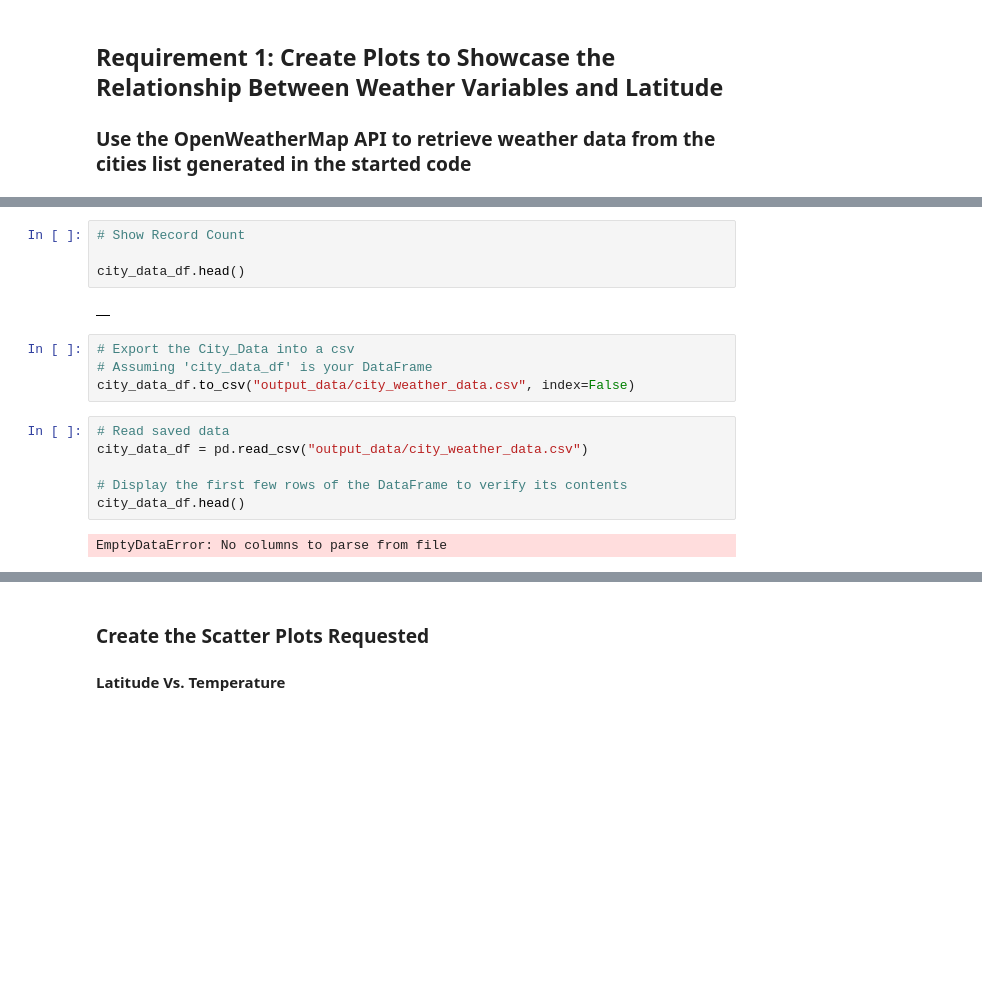
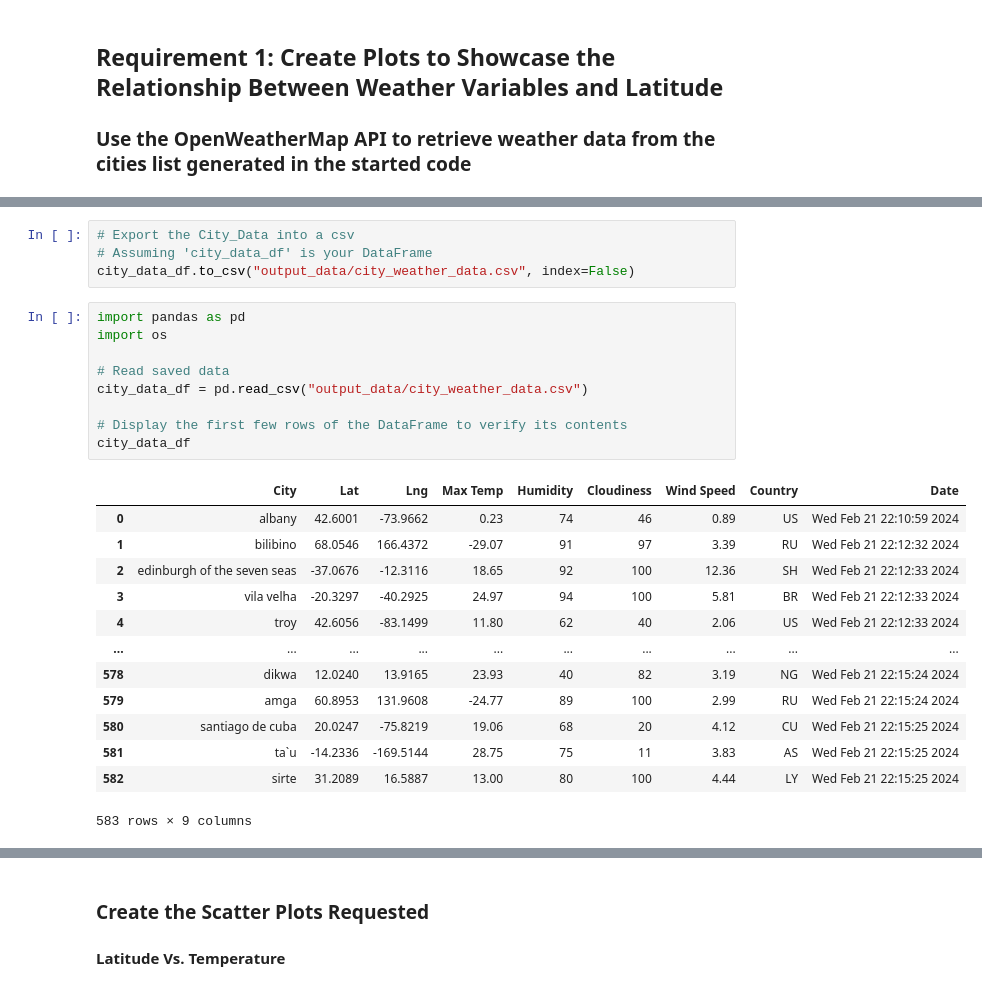
Before and after one commit to 44Jacob/Weather-API-Analysis, a Jupyter notebook: WeatherPy.ipynb, the cells around one changed output, grey strips where cells are left out. Cells and saved outputs as stored; diff of their text form; blank space fills up the shorter version.

```diff
--- a/WeatherPy.ipynb
+++ b/WeatherPy.ipynb
@@ -168,18 +184,27 @@ Empty DataFrame
-# %%
-# Show Record Count
-
-city_data_df.head()
-# %% [output]
-|  |
 # %%
 # Export the City_Data into a csv
 # Assuming 'city_data_df' is your DataFrame
 city_data_df.to_csv("output_data/city_weather_data.csv", index=False)
 # %%
+import pandas as pd
+import os
+
 # Read saved data
 city_data_df = pd.read_csv("output_data/city_weather_data.csv")
 
 # Display the first few rows of the DataFrame to verify its contents
-city_data_df.head()
+city_data_df
 # %% [output]
+|  | City | Lat | Lng | Max Temp | Humidity | Cloudiness | Wind Speed | Country | Date |
+| 0 | albany | 42.6001 | -73.9662 | 0.23 | 74 | 46 | 0.89 | US | Wed Feb 21 22:10:59 2024 |
+| 1 | bilibino | 68.0546 | 166.4372 | -29.07 | 91 | 97 | 3.39 | RU | Wed Feb 21 22:12:32 2024 |
+| 2 | edinburgh of the seven seas | -37.0676 | -12.3116 | 18.65 | 92 | 100 | 12.36 | SH | Wed Feb 21 22:12:33 2024 |
+| 3 | vila velha | -20.3297 | -40.2925 | 24.97 | 94 | 100 | 5.81 | BR | Wed Feb 21 22:12:33 2024 |
+| 4 | troy | 42.6056 | -83.1499 | 11.80 | 62 | 40 | 2.06 | US | Wed Feb 21 22:12:33 2024 |
+| ... | ... | ... | ... | ... | ... | ... | ... | ... | ... |
+| 578 | dikwa | 12.0240 | 13.9165 | 23.93 | 40 | 82 | 3.19 | NG | Wed Feb 21 22:15:24 2024 |
+| 579 | amga | 60.8953 | 131.9608 | -24.77 | 89 | 100 | 2.99 | RU | Wed Feb 21 22:15:24 2024 |
+| 580 | santiago de cuba | 20.0247 | -75.8219 | 19.06 | 68 | 20 | 4.12 | CU | Wed Feb 21 22:15:25 2024 |
+| 581 | ta`u | -14.2336 | -169.5144 | 28.75 | 75 | 11 | 3.83 | AS | Wed Feb 21 22:15:25 2024 |
+| 582 | sirte | 31.2089 | 16.5887 | 13.00 | 80 | 100 | 4.44 | LY | Wed Feb 21 22:15:25 2024 |
-EmptyDataError: No columns to parse from file
+583 rows × 9 columns
```
Also changed, not shown: parts of 22 cells of this notebook.
